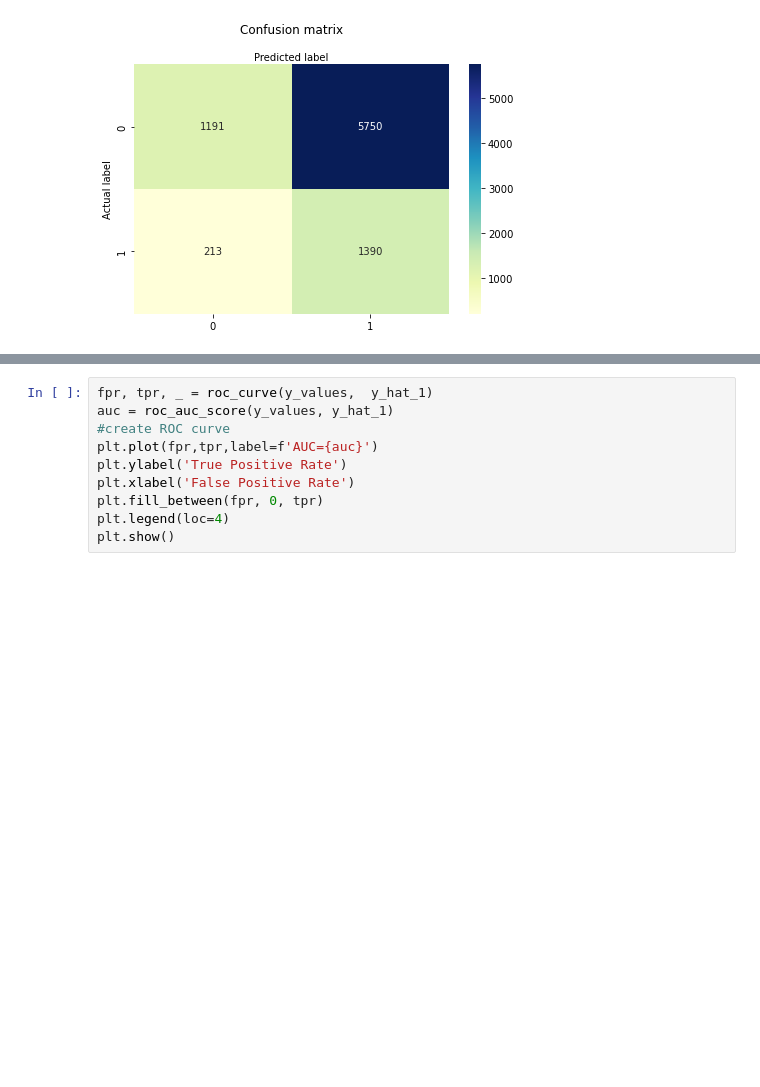
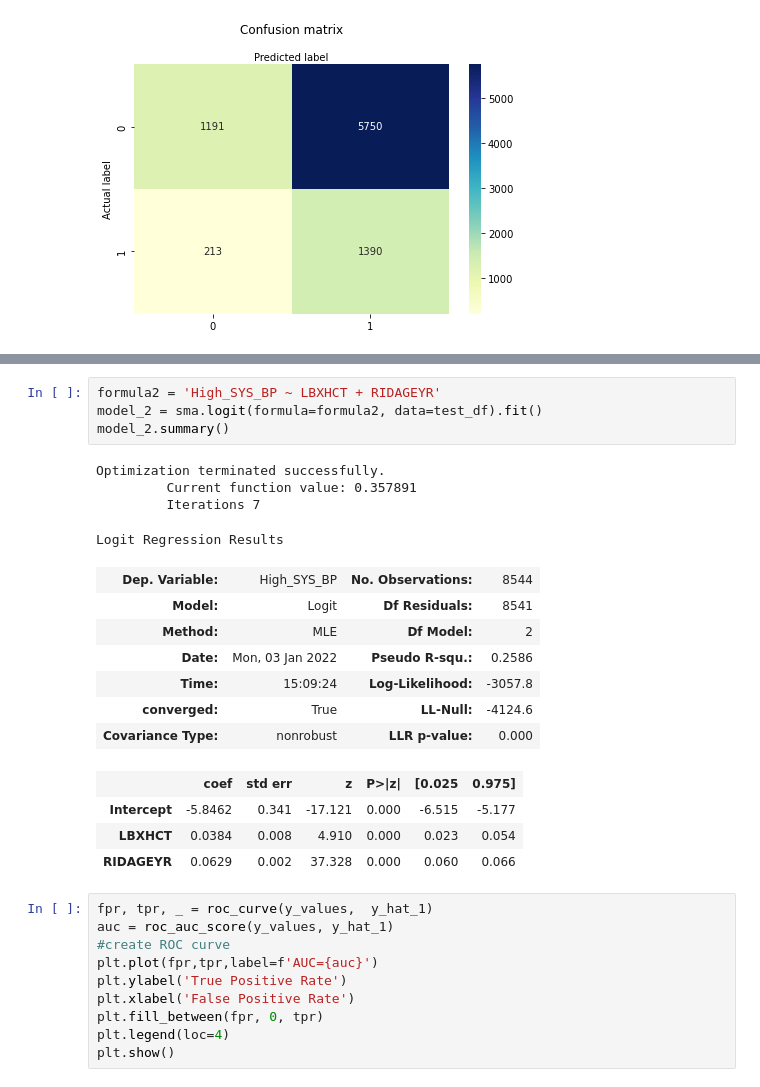
Before and after one commit to noodleybroodley/Final-Capstone, a Jupyter notebook: notebooks/test.ipynb, the cells around one changed output, grey strips where cells are left out. Saved outputs shown, nothing was run; the diff lists cells and outputs as text; blank space fills up the shorter version.

```diff
--- a/notebooks/test.ipynb
+++ b/notebooks/test.ipynb
@@ -246,3 +274,23 @@ Recall:  0.8671241422333126
+# %%
+formula2 = 'High_SYS_BP ~ LBXHCT + RIDAGEYR'
+model_2 = sma.logit(formula=formula2, data=test_df).fit()
+model_2.summary()
+# %% [output]
+Optimization terminated successfully.
+         Current function value: 0.357891
+         Iterations 7
+Logit Regression Results
+| Dep. Variable: | High_SYS_BP | No. Observations: | 8544 |
+| Model: | Logit | Df Residuals: | 8541 |
+| Method: | MLE | Df Model: | 2 |
+| Date: | Mon, 03 Jan 2022 | Pseudo R-squ.: | 0.2586 |
+| Time: | 15:09:24 | Log-Likelihood: | -3057.8 |
+| converged: | True | LL-Null: | -4124.6 |
+| Covariance Type: | nonrobust | LLR p-value: | 0.000 |
+|  | coef | std err | z | P>|z| | [0.025 | 0.975] |
+| Intercept | -5.8462 | 0.341 | -17.121 | 0.000 | -6.515 | -5.177 |
+| LBXHCT | 0.0384 | 0.008 | 4.910 | 0.000 | 0.023 | 0.054 |
+| RIDAGEYR | 0.0629 | 0.002 | 37.328 | 0.000 | 0.060 | 0.066 |
 # %%
 fpr, tpr, _ = roc_curve(y_values,  y_hat_1)
 auc = roc_auc_score(y_values, y_hat_1)
```
Also changed, not shown: parts of 4 cells of this notebook, 1 other file.
